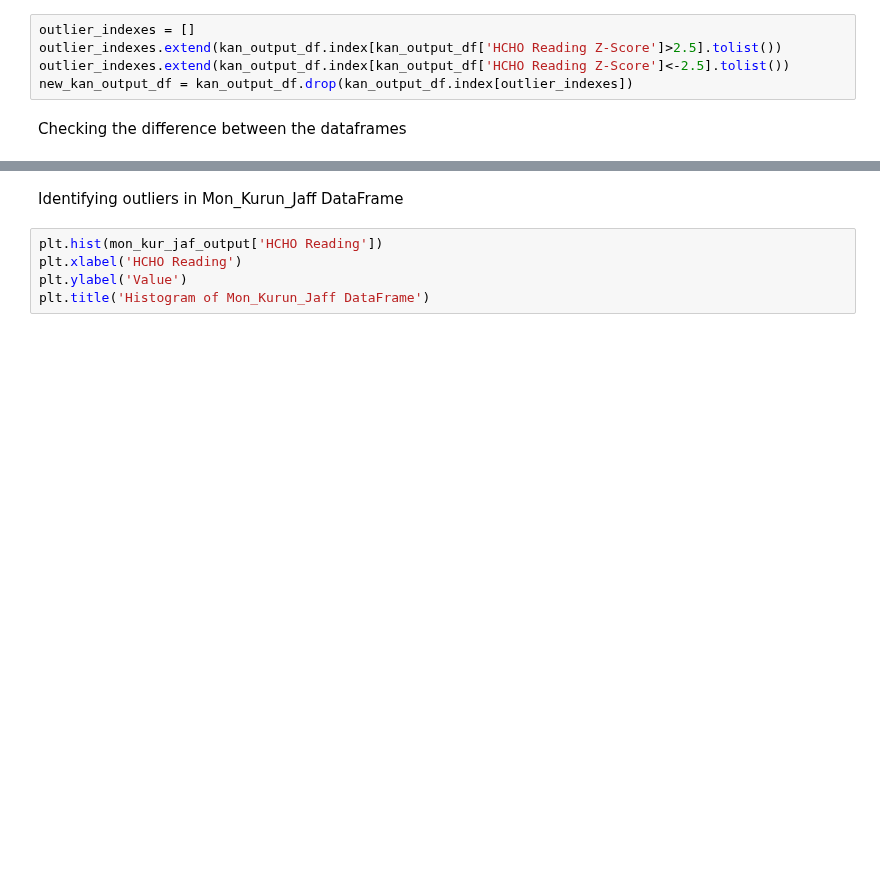
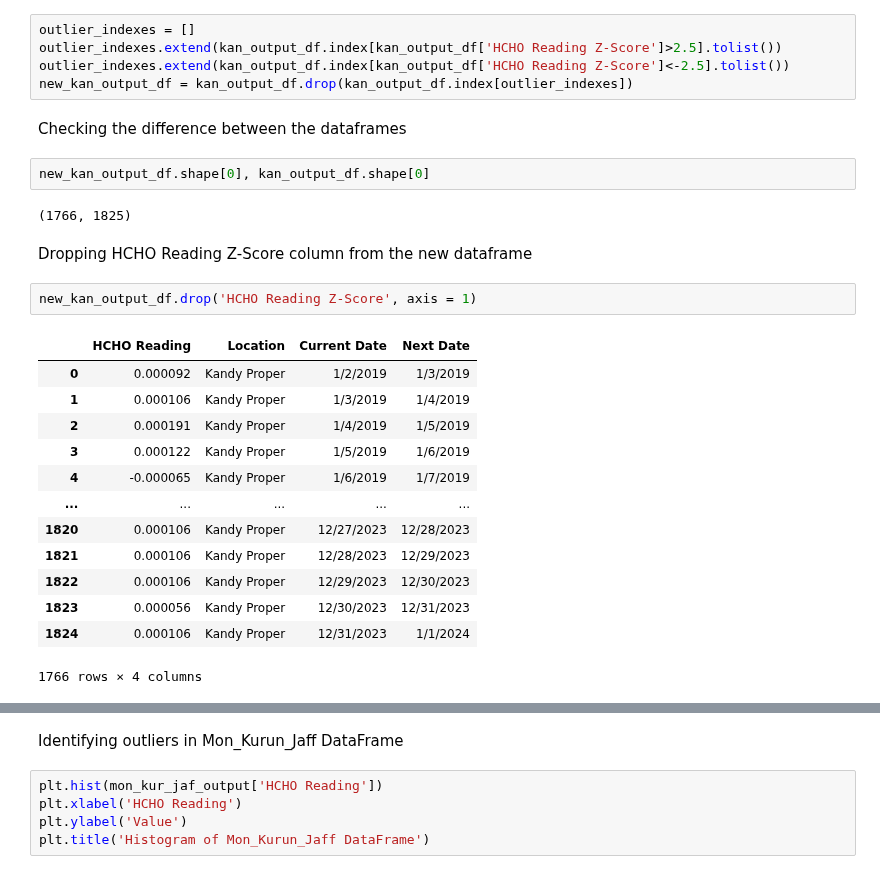
Before and after one commit to DeelakaDias/Analyzing-HCHO-Gas-Level-in-Sri-Lanka, a Jupyter notebook: Data Engineering CW.ipynb, the cells around one changed output, grey strips where cells are left out. Saved outputs shown, nothing was run; the diff lists cells and outputs as text; blank space fills up the shorter version.

```diff
--- a/Data Engineering CW.ipynb
+++ b/Data Engineering CW.ipynb
@@ -536,3 +536,25 @@ outlier_indexes.extend(kan_output_df.index[kan_output_df['HCHO Reading Z-Score']
 new_kan_output_df = kan_output_df.drop(kan_output_df.index[outlier_indexes])
 # %% [markdown]
 Checking the difference between the dataframes
+# %%
+new_kan_output_df.shape[0], kan_output_df.shape[0]
+# %% [output]
+(1766, 1825)
+# %% [markdown]
+Dropping HCHO Reading Z-Score column from the new dataframe
+# %%
+new_kan_output_df.drop('HCHO Reading Z-Score', axis = 1)
+# %% [output]
+|  | HCHO Reading | Location | Current Date | Next Date |
+| 0 | 0.000092 | Kandy Proper | 1/2/2019 | 1/3/2019 |
+| 1 | 0.000106 | Kandy Proper | 1/3/2019 | 1/4/2019 |
+| 2 | 0.000191 | Kandy Proper | 1/4/2019 | 1/5/2019 |
+| 3 | 0.000122 | Kandy Proper | 1/5/2019 | 1/6/2019 |
+| 4 | -0.000065 | Kandy Proper | 1/6/2019 | 1/7/2019 |
+| ... | ... | ... | ... | ... |
+| 1820 | 0.000106 | Kandy Proper | 12/27/2023 | 12/28/2023 |
+| 1821 | 0.000106 | Kandy Proper | 12/28/2023 | 12/29/2023 |
+| 1822 | 0.000106 | Kandy Proper | 12/29/2023 | 12/30/2023 |
+| 1823 | 0.000056 | Kandy Proper | 12/30/2023 | 12/31/2023 |
+| 1824 | 0.000106 | Kandy Proper | 12/31/2023 | 1/1/2024 |
+1766 rows × 4 columns
```
Also changed, not shown: parts of 2 cells of this notebook.
